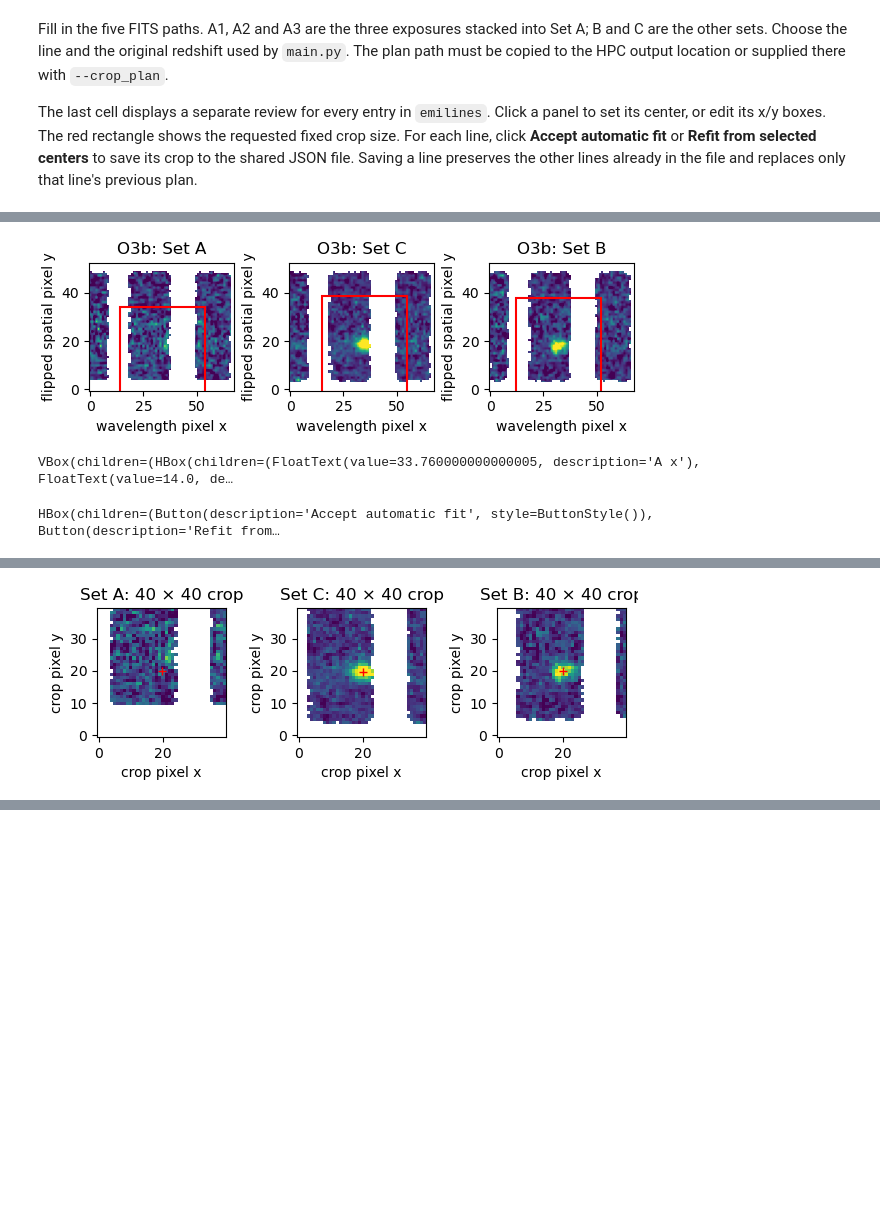
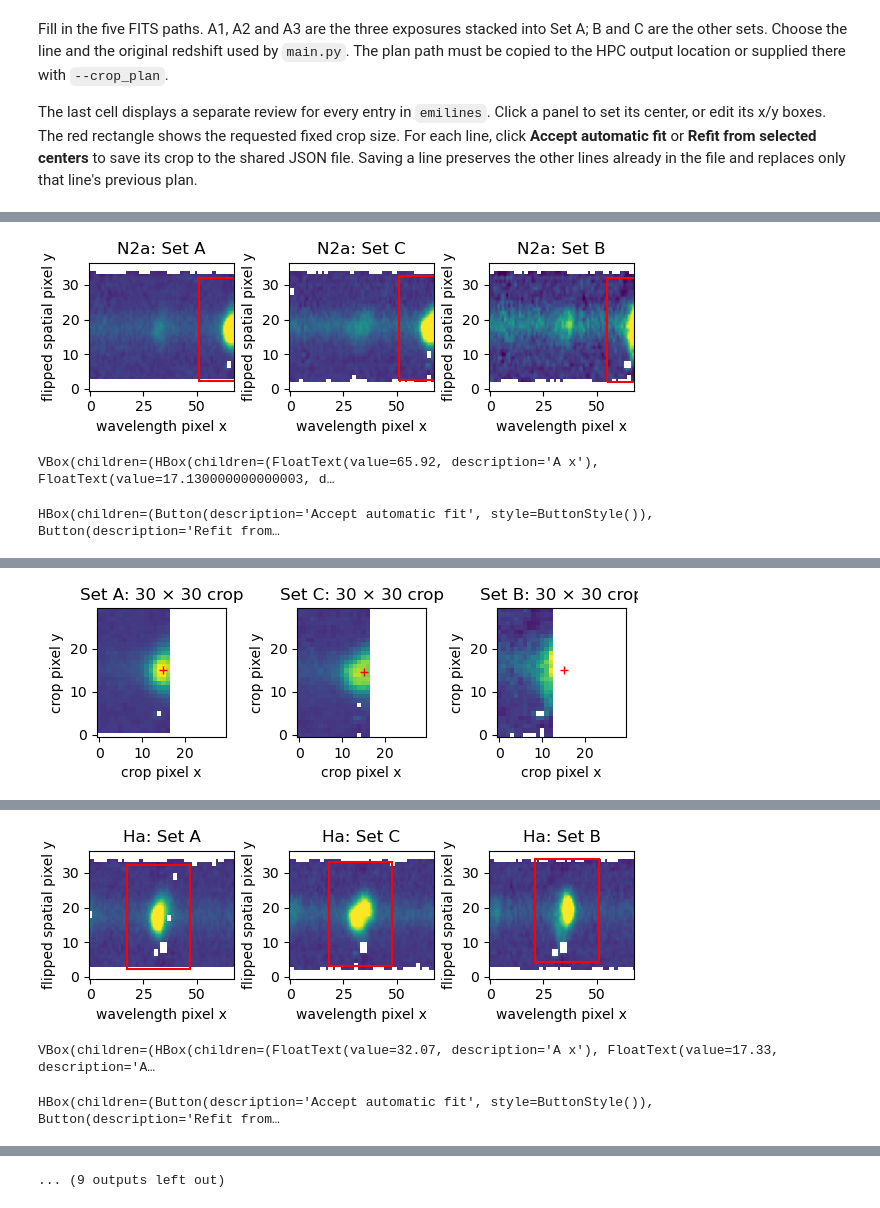
Before and after one commit to jiyundi/kl_binospec, a Jupyter notebook: data_prep/manual_crop.ipynb, the cells around one changed output, grey strips where cells are left out. Drawn from its saved outputs; the diff is of its cells as text; code cells hidden in the pictures; blank space fills up the shorter version.

Commit message:
Test spec var directly from MMT

```diff
--- a/data_prep/manual_crop.ipynb
+++ b/data_prep/manual_crop.ipynb
@@ -17,29 +17,29 @@ Fill in the five FITS paths. A1, A2 and A3 are the three exposures stacked into
 
 The last cell displays a separate review for every entry in `emilines`. Click a panel to set its center, or edit its x/y boxes. The red rectangle shows the requested fixed crop size. For each line, click **Accept automatic fit** or **Refit from selected centers** to save its crop to the shared JSON file. Saving a line preserves the other lines already in the file and replaces only that line's previous plan.
 # %%
-slit_num = 3
-spec_width, spec_height = 40, 40
+slit_num = 7
+spec_width, spec_height = 30, 30
 
 spec_fn = f'spec2d.829.{slit_num:03d}.{slit_num+100305:06d}.fits'
 paths = {
     'A1': Path('../../../RSCH3/UAO-S156-23B-A383/psf_m1/231023/1d2dspecfiles_counts/' + spec_fn),
     'A2': Path('../../../RSCH3/UAO-S156-23B-A383/psf_m1/231218/1d2dspecfiles_counts/' + spec_fn),
     'A3': Path('../../../RSCH3/UAO-S156-23B-A383/psf_m1/240115/1d2dspecfiles_counts/' + spec_fn),
     'B':  Path('../../../RSCH3/UAO-S156-23B-A383/psf_p1/231019/1d2dspecfiles_counts/' + spec_fn),
     'C':  Path('../../../RSCH3/UAO-S156-23B-A383/psf/231019/1d2dspecfiles_counts/'    + spec_fn),
 }
 
 z_table_fn = "../scripts/redshift_table.xlsx"
 
 reviews = review_slit(
     slit_num, paths, z_table_fn,
     width=spec_width, height=spec_height,
 )
 # %% [output]
 [interactive output not drawn]
-[figure, old version]
+[figure, new version]
-VBox(children=(HBox(children=(FloatText(value=33.760000000000005, description='A x'), FloatText(value=14.0, de…
+VBox(children=(HBox(children=(FloatText(value=65.92, description='A x'), FloatText(value=17.130000000000003, d…
 HBox(children=(Button(description='Accept automatic fit', style=ButtonStyle()), Button(description='Refit from…
 [interactive output not drawn]
 [interactive output not drawn]
-[figure, old version]
+[figure, new version]
@@ -45,0 +47,3 @@ HBox(children=(Button(description='Accept automatic fit', style=ButtonStyle()),
+[figure, added]
+VBox(children=(HBox(children=(FloatText(value=32.07, description='A x'), FloatText(value=17.33, description='A…
+HBox(children=(Button(description='Accept automatic fit', style=ButtonStyle()), Button(description='Refit from…
@@ -45,0 +51 @@ HBox(children=(Button(description='Accept automatic fit', style=ButtonStyle()),
+... (9 outputs left out)
```
Also changed, not shown: parts of 1 cell of this notebook, 13 other files.
